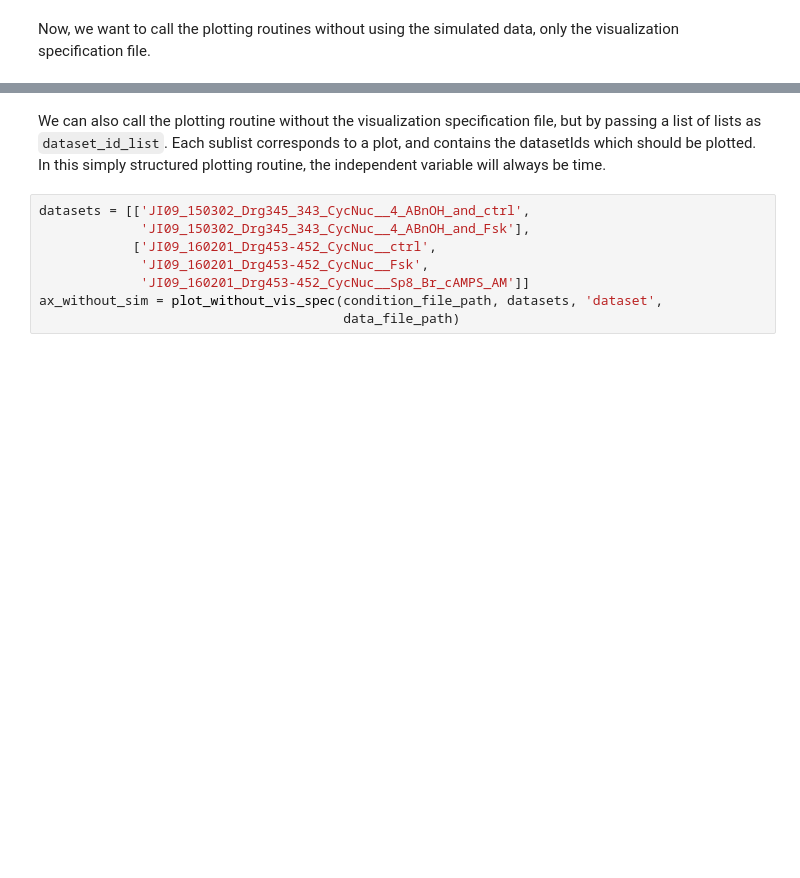
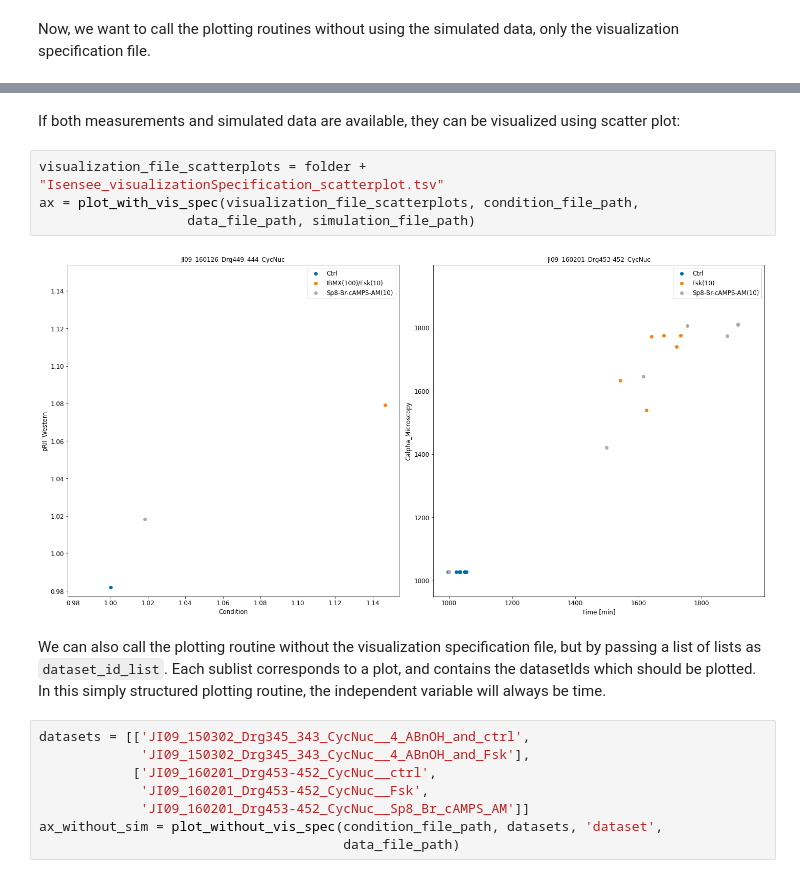
Before and after one commit to PEtab-dev/libpetab-python, a Jupyter notebook: doc/example/example_visualization.ipynb, the cells around one changed output, grey strips where cells are left out. Saved outputs shown, nothing was run; the diff lists cells and outputs as text; blank space fills up the shorter version.

```diff
--- a/doc/example/example_visualization.ipynb
+++ b/doc/example/example_visualization.ipynb
@@ -26,3 +32,11 @@ NotImplementedError: Scatter plots do not work without simulation data
+# %% [markdown]
+If both measurements and simulated data are available, they can be visualized using scatter plot:
+# %%
+visualization_file_scatterplots = folder + "Isensee_visualizationSpecification_scatterplot.tsv"
+ax = plot_with_vis_spec(visualization_file_scatterplots, condition_file_path,
+                   data_file_path, simulation_file_path)
+# %% [output]
+[figure, added]
 # %% [markdown]
 We can also call the plotting routine without the visualization specification file, but by passing a list of lists as `dataset_id_list`. Each sublist corresponds to a plot, and contains the datasetIds which should be plotted.
 In this simply structured plotting routine, the independent variable will always be time.
```
Also changed, not shown: parts of 6 cells of this notebook, 2 other files.
